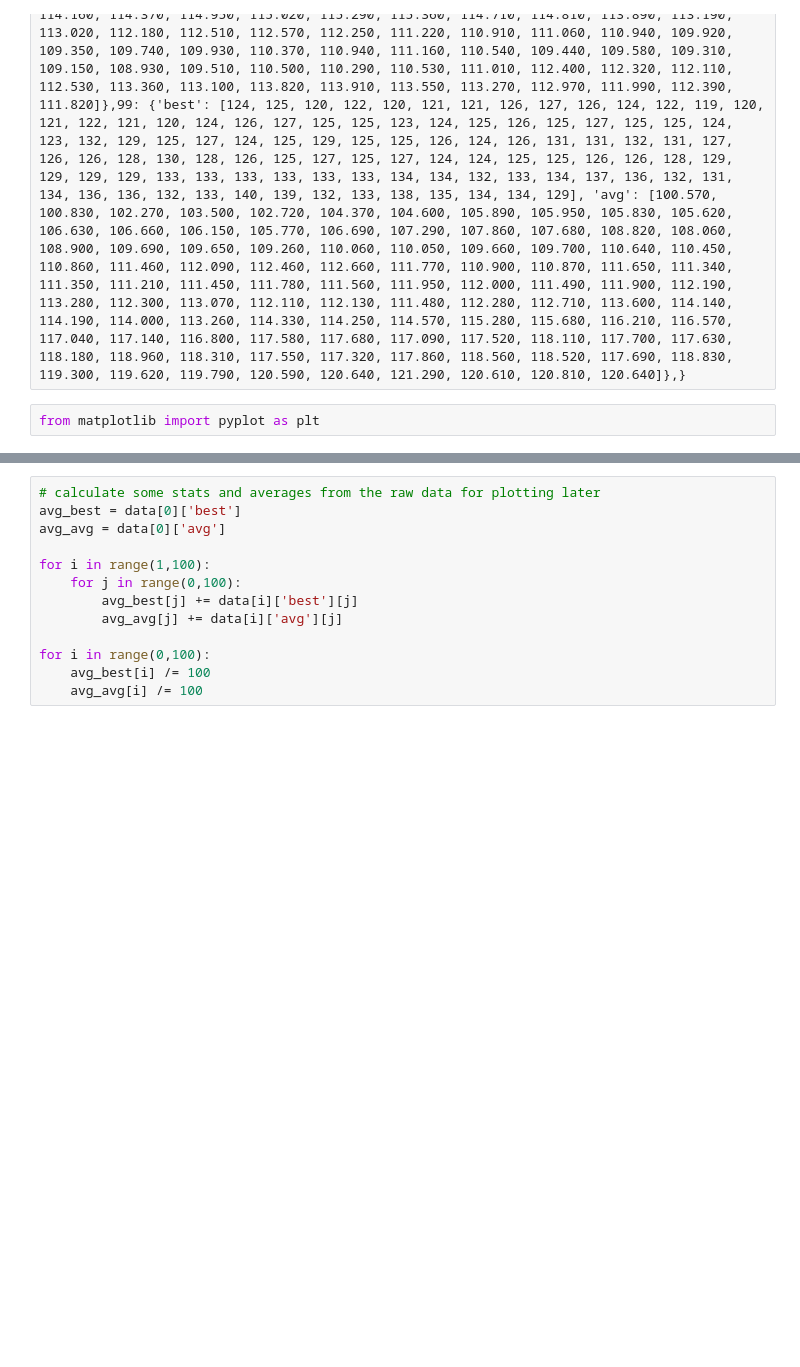
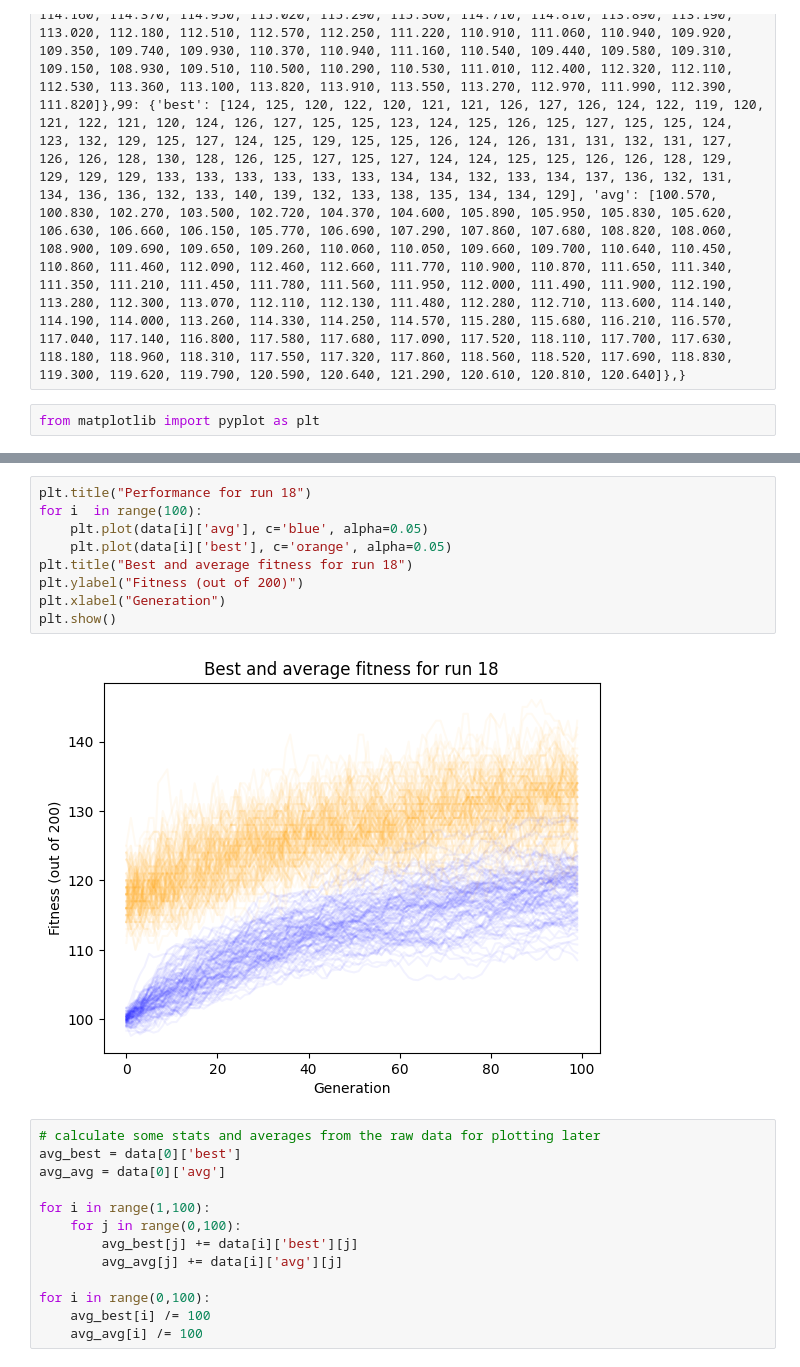
Before and after one commit to andey-robins/evocomp, a Jupyter notebook: hw01/analysis.ipynb, the cells around one changed output, grey strips where cells are left out. Cells and saved outputs as stored; diff of their text form; blank space fills up the shorter version.

```diff
--- a/hw01/analysis.ipynb
+++ b/hw01/analysis.ipynb
@@ -15,3 +19,14 @@ plt.show()
+# %%
+plt.title("Performance for run 18")
+for i  in range(100):
+    plt.plot(data[i]['avg'], c='blue', alpha=0.05)
+    plt.plot(data[i]['best'], c='orange', alpha=0.05)
+plt.title("Best and average fitness for run 18")
+plt.ylabel("Fitness (out of 200)")
+plt.xlabel("Generation")
+plt.show()
+# %% [output]
+[figure, added]
 # %%
 # calculate some stats and averages from the raw data for plotting later
 avg_best = data[0]['best']
```
Also changed, not shown: parts of 3 cells of this notebook.
